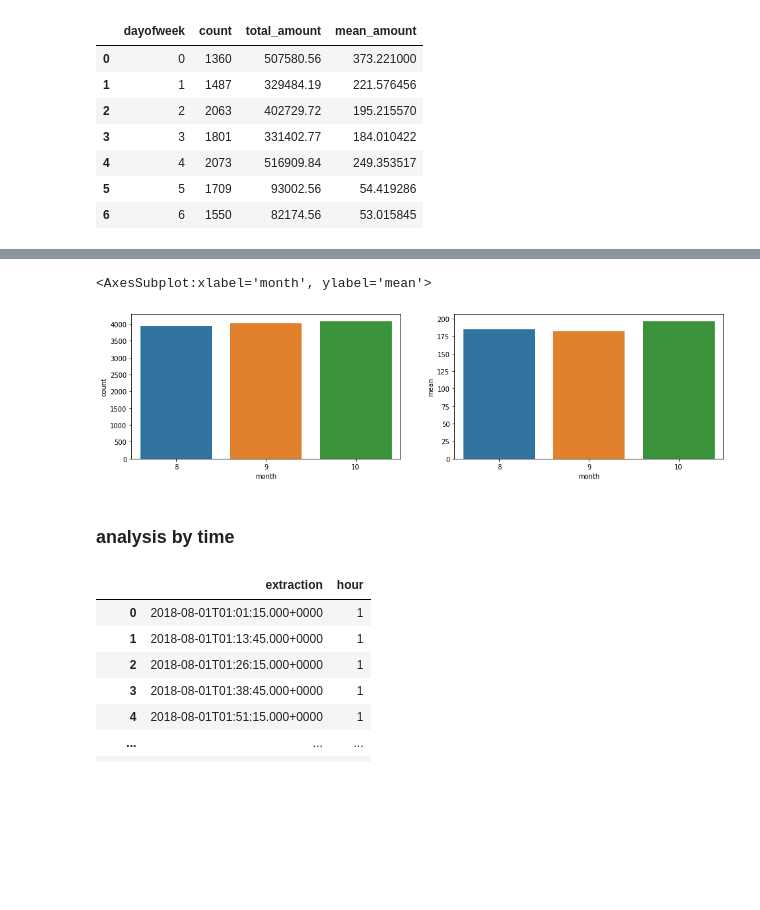
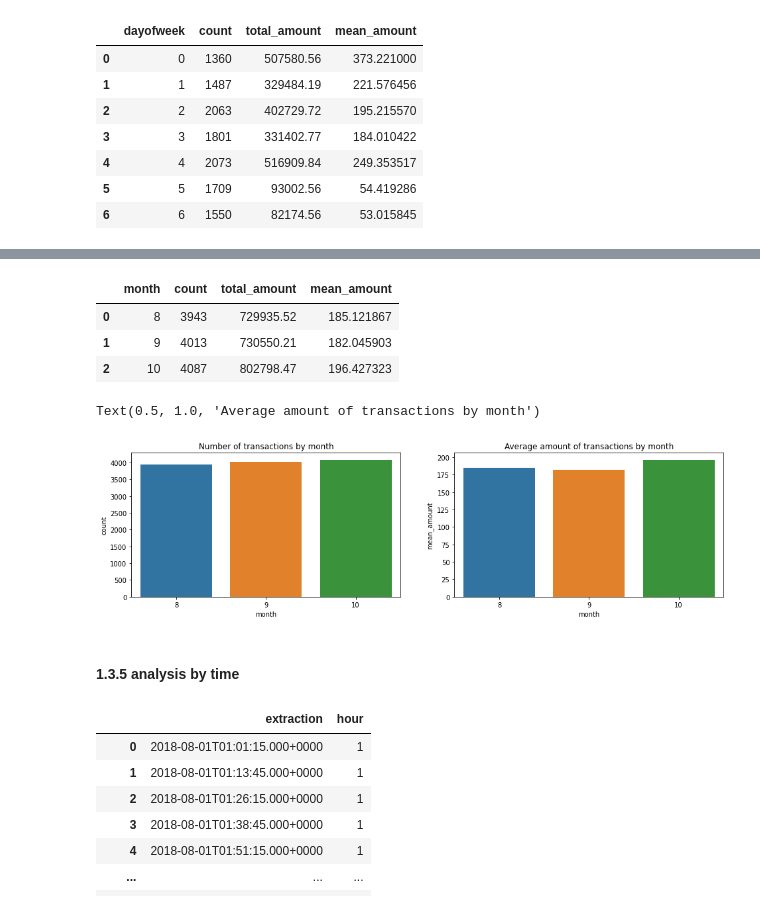
Before and after one commit to jiyoungparkme/machine_learning, a Jupyter notebook: anz_virtual_internship/anz_task_1.ipynb, the cells around one changed output, grey strips where cells are left out. Saved outputs shown, nothing was run; the diff lists cells and outputs as text; code cells hidden in the pictures; blank space fills up the shorter version.

```diff
--- a/anz_virtual_internship/anz_task_1.ipynb
+++ b/anz_virtual_internship/anz_task_1.ipynb
@@ -64,8 +74,3 @@ Data columns (total 23 columns):
  22  movement           12043 non-null  object
 dtypes: datetime64[ns](1), float64(4), int64(1), object(17)
 memory usage: 2.1+ MB
-# %%
-data['status_cat'] = data['status'].astype('category').cat.codes
-data['txn_cat'] = data['txn_description'].astype('category').cat.codes
-data['gender_cat'] = data['gender'].astype('category').cat.codes
-data.head()
@@ -158,17 +168,25 @@ data.head()
 # %%
 function = ['count','sum','mean']
-df = data.groupby('month')['amount'].describe().reset_index()
-# df.columns = ['month', 'count', 'mean_amount', 'to']
+df = data.groupby('month')['amount'].agg(function).reset_index()
+df.columns = ['month', 'count', 'total_amount', 'mean_amount']
+df
+# %% [output]
+|  | month | count | total_amount | mean_amount |
+| 0 | 8 | 3943 | 729935.52 | 185.121867 |
+| 1 | 9 | 4013 | 730550.21 | 182.045903 |
+| 2 | 10 | 4087 | 802798.47 | 196.427323 |
 # %%
 fig, (ax1, ax2) = plt.subplots(ncols=2)
 fig.set_size_inches(16,4)
 sns.barplot(data=df, x='month', y='count', ax=ax1)
-sns.barplot(data=df, x='month', y='mean', ax= ax2, )
+ax1.set_title("Number of transactions by month")
+sns.barplot(data=df, x='month', y='mean_amount', ax= ax2 )
+ax2.set_title("Average amount of transactions by month")
 # %% [output]
-<AxesSubplot:xlabel='month', ylabel='mean'>
+Text(0.5, 1.0, 'Average amount of transactions by month')
-[figure, old version]
+[figure, new version]
 # %% [markdown]
-### analysis by time
+#### 1.3.5 analysis by time
 # %%
 data['hour'] = pd.to_datetime(data['extraction']).apply(lambda x: x.hour)
 interested = ['extraction', 'hour']
```
Also changed, not shown: parts of 50 cells of this notebook.
